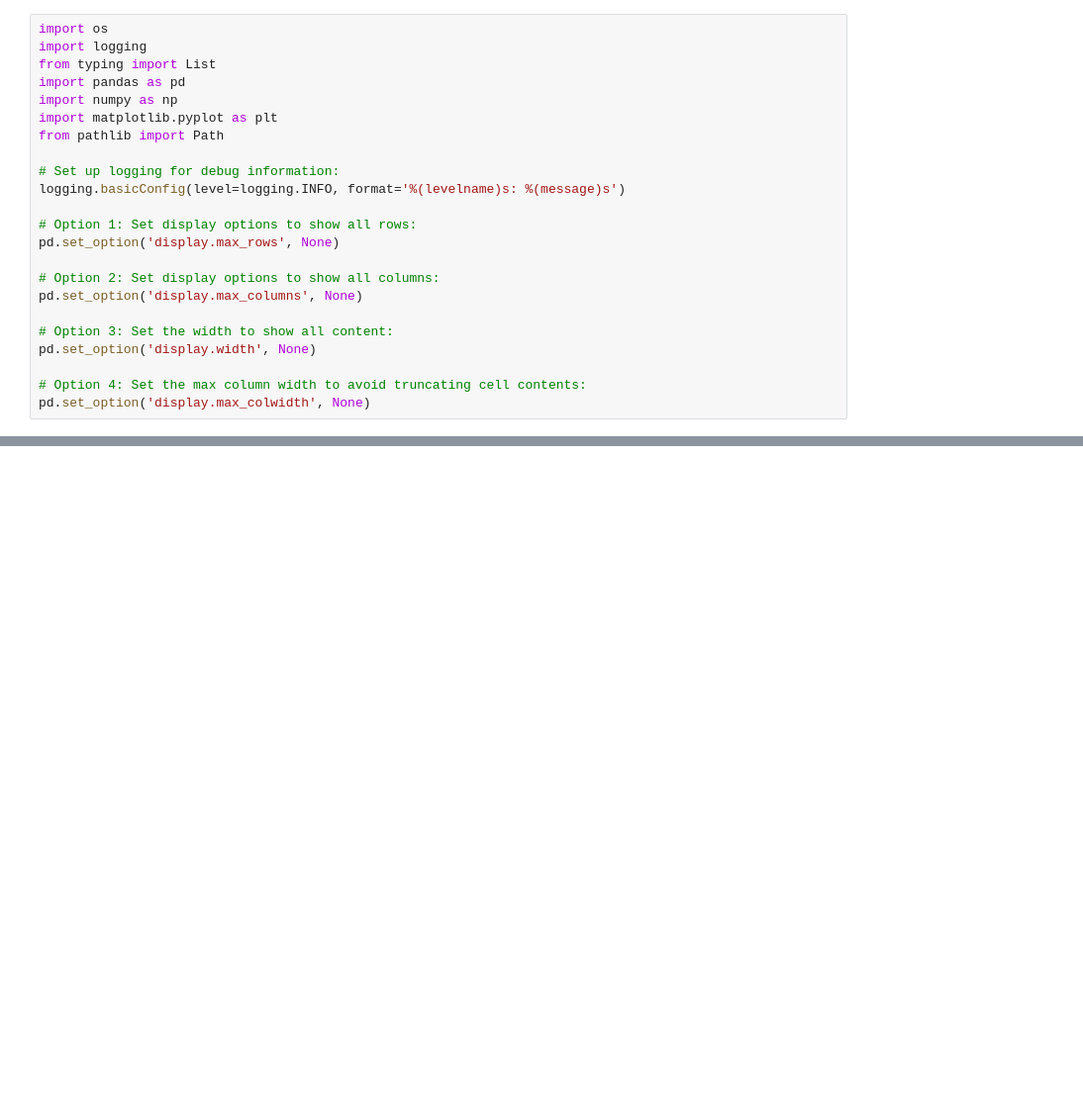
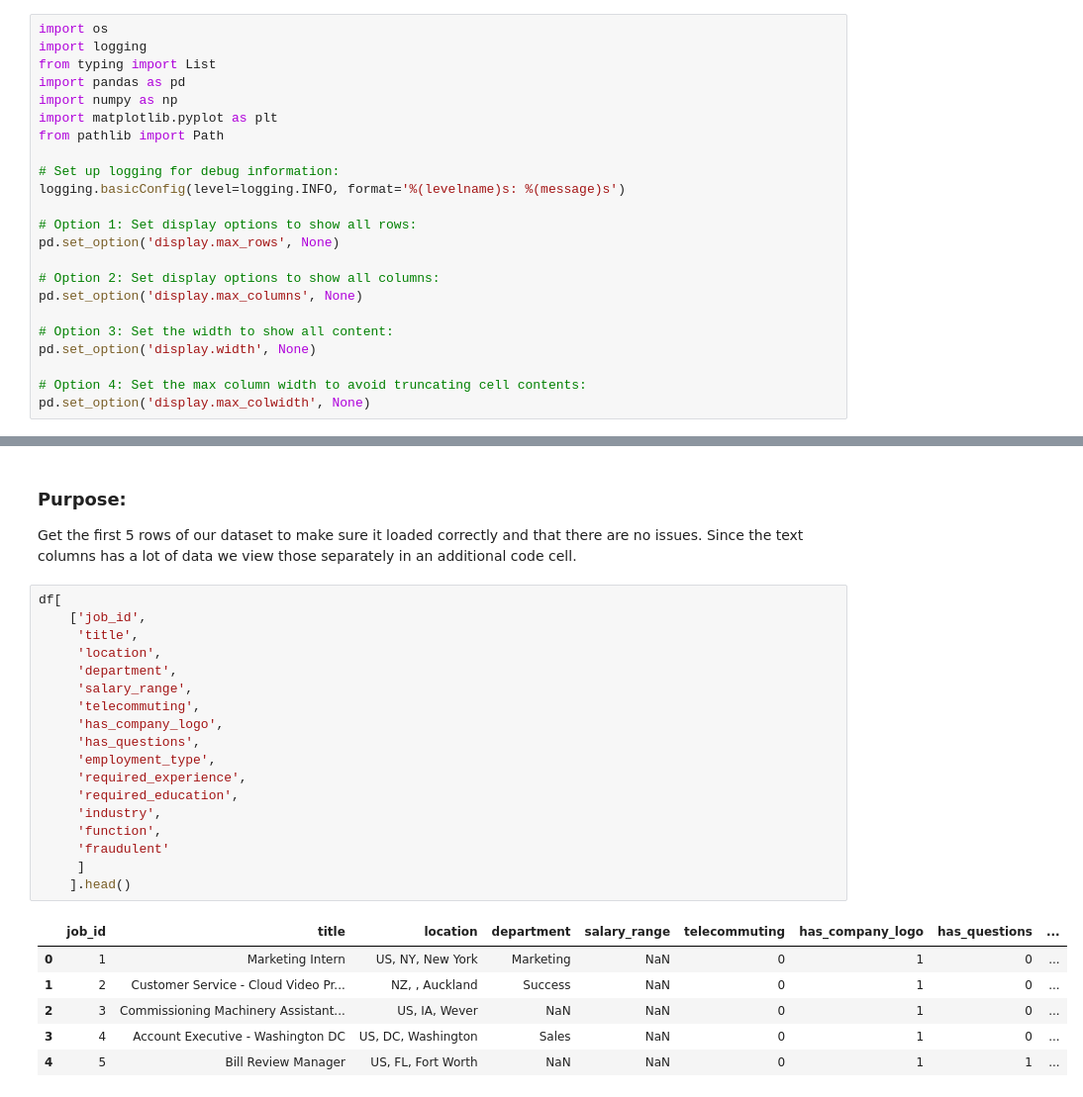
Before and after one commit to jdeleon3/Projects.RealFakeJobPredictor, a Jupyter notebook: ml/EDA/Project Fake Finder - Progress Report 1.ipynb, the cells around one changed output, grey strips where cells are left out. Shown at 99% size. Saved outputs shown, nothing was run; the diff lists cells and outputs as text; blank space fills up the shorter version.

```diff
--- a/ml/EDA/Project Fake Finder - Progress Report 1.ipynb
+++ b/ml/EDA/Project Fake Finder - Progress Report 1.ipynb
@@ -90,0 +67,28 @@ None
+# %% [markdown]
+### Purpose:
+Get the first 5 rows of our dataset to make sure it loaded correctly and that there are no issues. Since the text columns has a lot of data we view those separately in an additional code cell.
+# %%
+df[
+    ['job_id',
+     'title',
+     'location',
+     'department',
+     'salary_range',
+     'telecommuting',
+     'has_company_logo',
+     'has_questions',
+     'employment_type',
+     'required_experience',
+     'required_education',
+     'industry',
+     'function',
+     'fraudulent'
+     ]
+    ].head()
+# %% [output]
+|  | job_id | title | location | department | salary_range | telecommuting | has_company_logo | has_questions | ... |
+| 0 | 1 | Marketing Intern | US, NY, New York | Marketing | NaN | 0 | 1 | 0 | ... |
+| 1 | 2 | Customer Service - Cloud Video Pr... | NZ, , Auckland | Success | NaN | 0 | 1 | 0 | ... |
+| 2 | 3 | Commissioning Machinery Assistant... | US, IA, Wever | NaN | NaN | 0 | 1 | 0 | ... |
+| 3 | 4 | Account Executive - Washington DC | US, DC, Washington | Sales | NaN | 0 | 1 | 0 | ... |
+| 4 | 5 | Bill Review Manager | US, FL, Fort Worth | NaN | NaN | 0 | 1 | 1 | ... |
```
Also changed, not shown: parts of 90 cells of this notebook, 3 other files.
